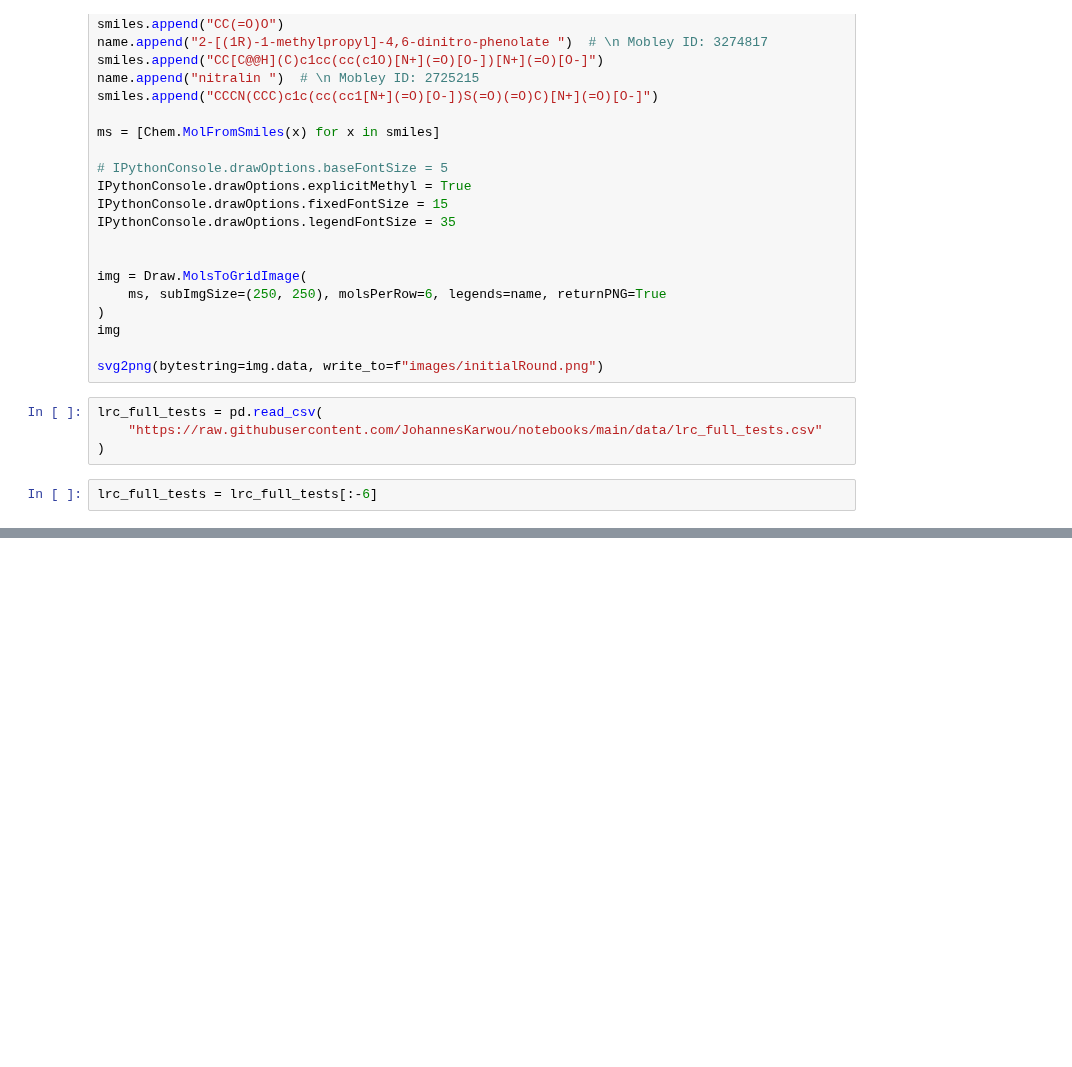
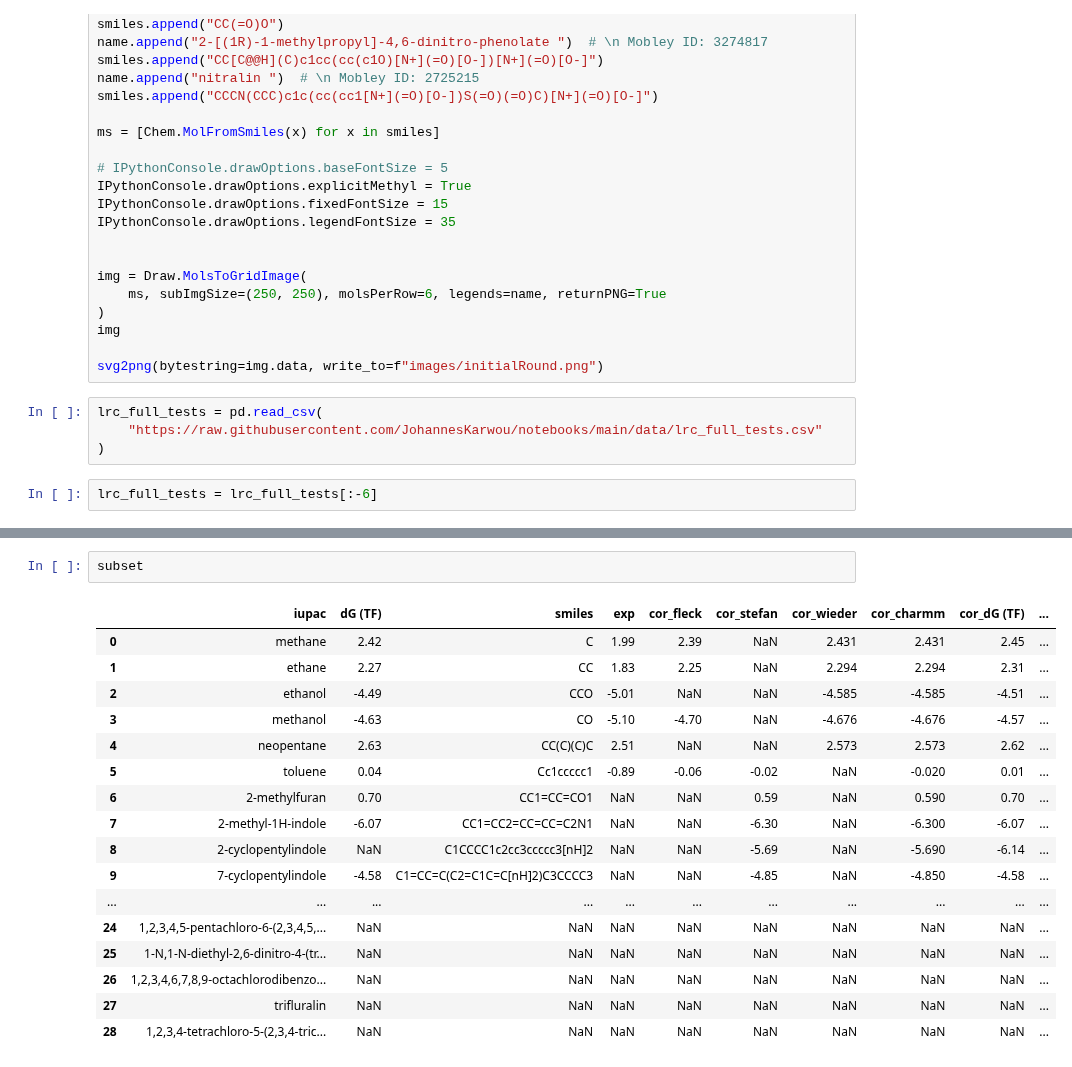
Before and after one commit to JohannesKarwou/notebooks, a Jupyter notebook: freeSolvSummary.ipynb, the cells around one changed output, grey strips where cells are left out. Drawn from its saved outputs; the diff is of its cells as text; blank space fills up the shorter version.

```diff
--- a/freeSolvSummary.ipynb
+++ b/freeSolvSummary.ipynb
@@ -1041,0 +1130,20 @@ plt.savefig("images/lrc_subset.pdf")
+# %%
+subset
+# %% [output]
+|  | iupac | dG (TF) | smiles | exp | cor_fleck | cor_stefan | cor_wieder | cor_charmm | cor_dG (TF) | ... |
+| 0 | methane | 2.42 | C | 1.99 | 2.39 | NaN | 2.431 | 2.431 | 2.45 | ... |
+| 1 | ethane | 2.27 | CC | 1.83 | 2.25 | NaN | 2.294 | 2.294 | 2.31 | ... |
+| 2 | ethanol | -4.49 | CCO | -5.01 | NaN | NaN | -4.585 | -4.585 | -4.51 | ... |
+| 3 | methanol | -4.63 | CO | -5.10 | -4.70 | NaN | -4.676 | -4.676 | -4.57 | ... |
+| 4 | neopentane | 2.63 | CC(C)(C)C | 2.51 | NaN | NaN | 2.573 | 2.573 | 2.62 | ... |
+| 5 | toluene | 0.04 | Cc1ccccc1 | -0.89 | -0.06 | -0.02 | NaN | -0.020 | 0.01 | ... |
+| 6 | 2-methylfuran | 0.70 | CC1=CC=CO1 | NaN | NaN | 0.59 | NaN | 0.590 | 0.70 | ... |
+| 7 | 2-methyl-1H-indole | -6.07 | CC1=CC2=CC=CC=C2N1 | NaN | NaN | -6.30 | NaN | -6.300 | -6.07 | ... |
+| 8 | 2-cyclopentylindole | NaN | C1CCCC1c2cc3ccccc3[nH]2 | NaN | NaN | -5.69 | NaN | -5.690 | -6.14 | ... |
+| 9 | 7-cyclopentylindole | -4.58 | C1=CC=C(C2=C1C=C[nH]2)C3CCCC3 | NaN | NaN | -4.85 | NaN | -4.850 | -4.58 | ... |
+| ... | ... | ... | ... | ... | ... | ... | ... | ... | ... | ... |
+| 24 | 1,2,3,4,5-pentachloro-6-(2,3,4,5,... | NaN | NaN | NaN | NaN | NaN | NaN | NaN | NaN | ... |
+| 25 | 1-N,1-N-diethyl-2,6-dinitro-4-(tr... | NaN | NaN | NaN | NaN | NaN | NaN | NaN | NaN | ... |
+| 26 | 1,2,3,4,6,7,8,9-octachlorodibenzo... | NaN | NaN | NaN | NaN | NaN | NaN | NaN | NaN | ... |
+| 27 | trifluralin | NaN | NaN | NaN | NaN | NaN | NaN | NaN | NaN | ... |
+| 28 | 1,2,3,4-tetrachloro-5-(2,3,4-tric... | NaN | NaN | NaN | NaN | NaN | NaN | NaN | NaN | ... |
```
Also changed, not shown: parts of 12 cells of this notebook.
